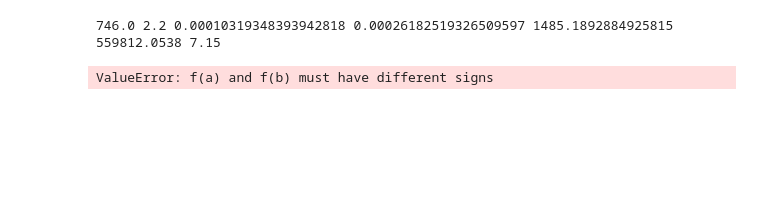
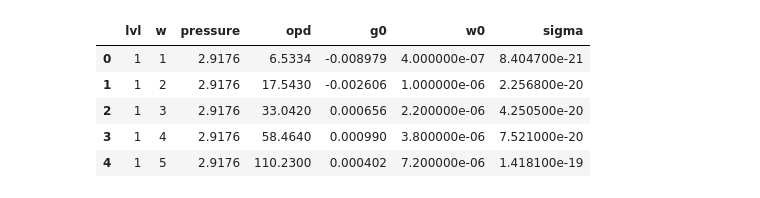
Before and after one commit to natashabatalha/virga, a Jupyter notebook: Eddysed.ipynb, the cells around one changed output. Drawn from its saved outputs; the diff is of its cells as text; code cells hidden in the pictures; blank space fills up the shorter version.

```diff
--- a/Eddysed.ipynb
+++ b/Eddysed.ipynb
@@ -10,12 +10,9 @@ import astropy.units as u
 Loading BokehJS ...
 [interactive output not drawn]
 # %%
-a = Atmosphere(['Cr'])
+a = Atmosphere(['Cr','MgSiO3'])
 
-a.get_gravity(gravity=746.00, gravity_unit=u.Unit('cm/(s**2)'))
+a.get_gravity(gravity=357.00, gravity_unit=u.Unit('cm/(s**2)'))
 a.get_pt( filename='../temp.dat',skiprows=3, delim_whitespace=True, header=None, names=["ind","pressure","temperature","kzz"])
 a.get_kz()
-justdoit(a, directory='/Users/natashabatalha/Documents/eddysed/input/optics/')
+opd, w0, g0, opd_gas = justdoit(a, directory='/Users/natashabatalha/Documents/eddysed/input/optics/')
-# %% [output]
-746.0 2.2 0.00010319348393942818 0.00026182519326509597 1485.1892884925815 559812.0538 7.15
-ValueError: f(a) and f(b) must have different signs
@@ -21,0 +38,10 @@ ValueError: f(a) and f(b) must have different signs
+# %%
+am = pd.read_csv('../inputTASH.cld', delim_whitespace=True)
+am.head()
+# %% [output]
+|  | lvl | w | pressure | opd | g0 | w0 | sigma |
+| 0 | 1 | 1 | 2.9176 | 6.5334 | -0.008979 | 4.000000e-07 | 8.404700e-21 |
+| 1 | 1 | 2 | 2.9176 | 17.5430 | -0.002606 | 1.000000e-06 | 2.256800e-20 |
+| 2 | 1 | 3 | 2.9176 | 33.0420 | 0.000656 | 2.200000e-06 | 4.250500e-20 |
+| 3 | 1 | 4 | 2.9176 | 58.4640 | 0.000990 | 3.800000e-06 | 7.521000e-20 |
+| 4 | 1 | 5 | 2.9176 | 110.2300 | 0.000402 | 7.200000e-06 | 1.418100e-19 |
```
Also changed, not shown: parts of 7 cells of this notebook, 2 other files.
